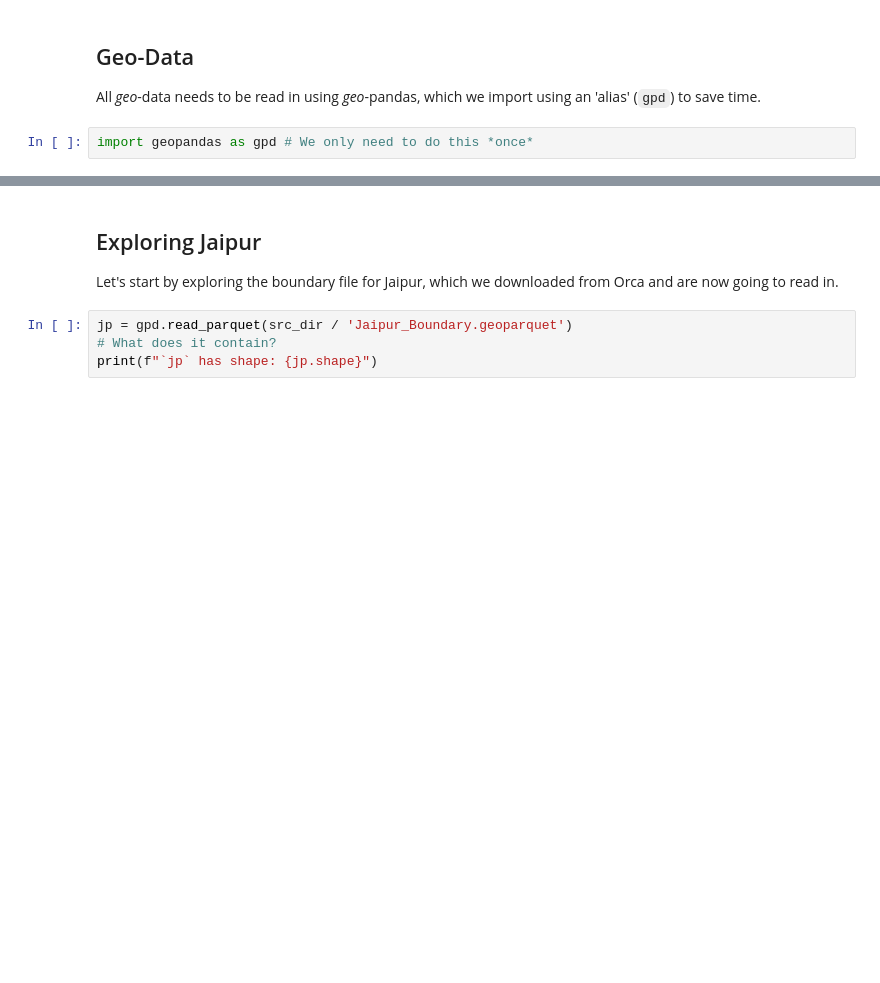
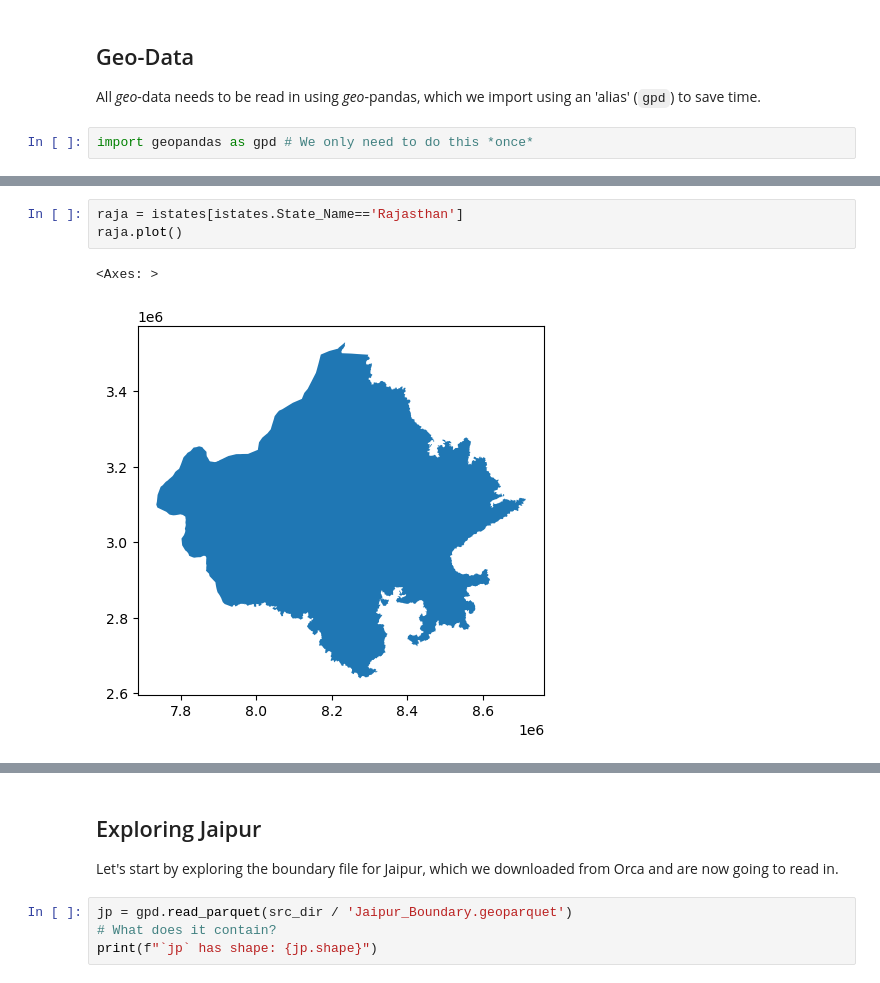
Before and after one commit to jreades/jaipur, a Jupyter notebook: practicals/Exploring_Map_Data.ipynb, the cells around one changed output, grey strips where cells are left out. Saved outputs shown, nothing was run; the diff lists cells and outputs as text; blank space fills up the shorter version.

```diff
--- a/practicals/Exploring_Map_Data.ipynb
+++ b/practicals/Exploring_Map_Data.ipynb
@@ -74,0 +100,6 @@ import geopandas as gpd # We only need to do this *once*
+# %%
+raja = istates[istates.State_Name=='Rajasthan']
+raja.plot()
+# %% [output]
+<Axes: >
+[figure, added]
```
Also changed, not shown: parts of 8 cells of this notebook, 6 other files.
